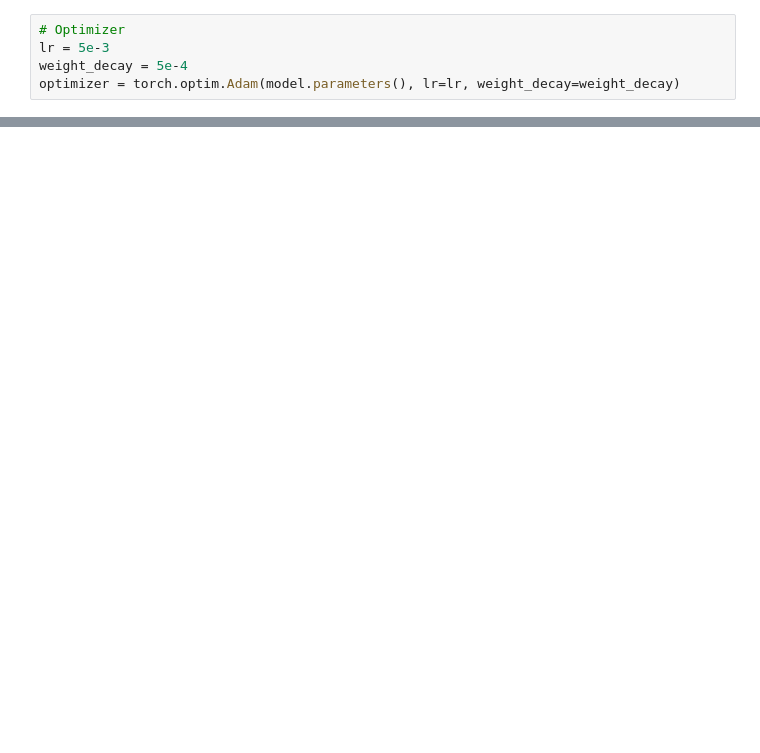
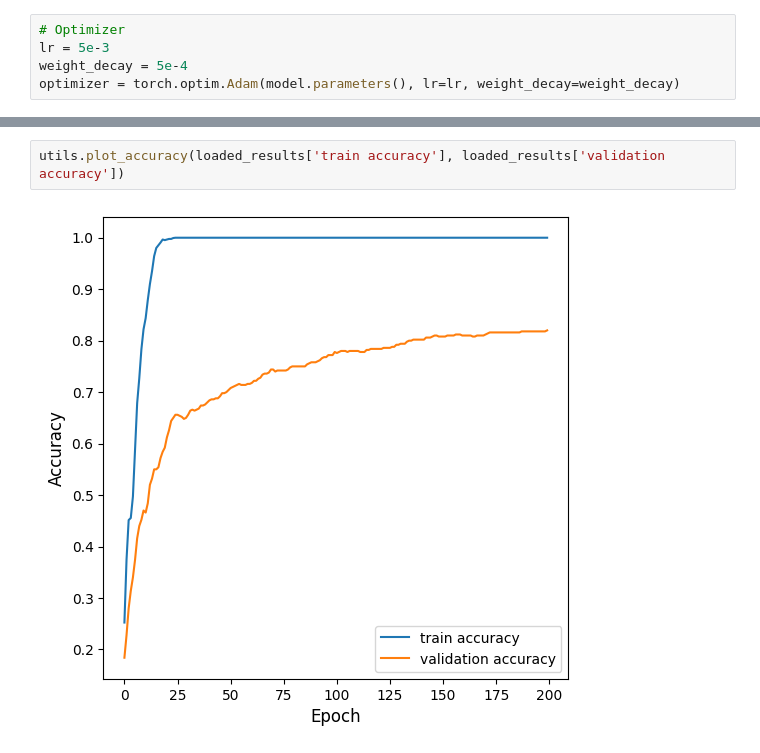
Before and after one commit to AliceDeLorenci/CayleyNets, a Jupyter notebook: ChebNet.ipynb, the cells around one changed output, grey strips where cells are left out. Cells and saved outputs as stored; diff of their text form; blank space fills up the shorter version.

```diff
--- a/ChebNet.ipynb
+++ b/ChebNet.ipynb
@@ -161 +180,5 @@ utils.plot_accuracy(train_score, val_score)
+# %%
+utils.plot_accuracy(loaded_results['train accuracy'], loaded_results['validation accuracy'])
+# %% [output]
+[figure, added]
 # %%
```
Also changed, not shown: parts of 23 cells of this notebook, 4 other files.
